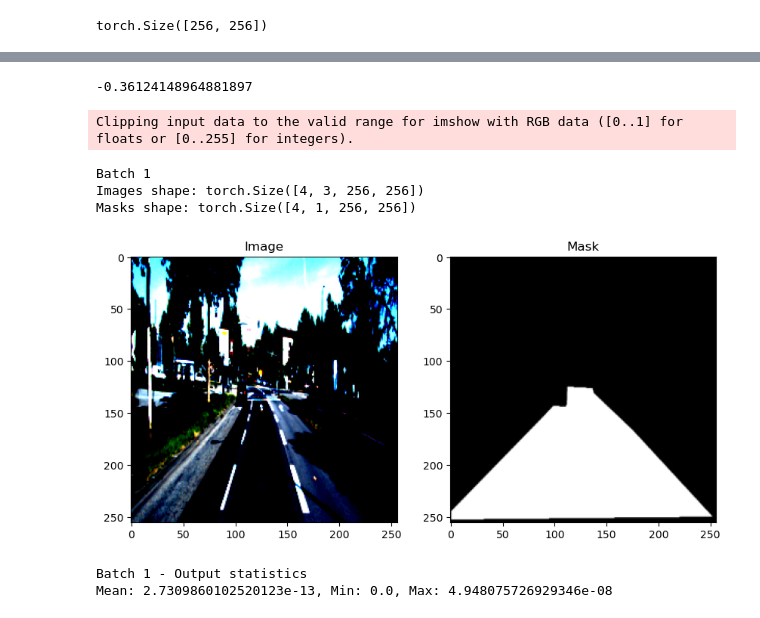
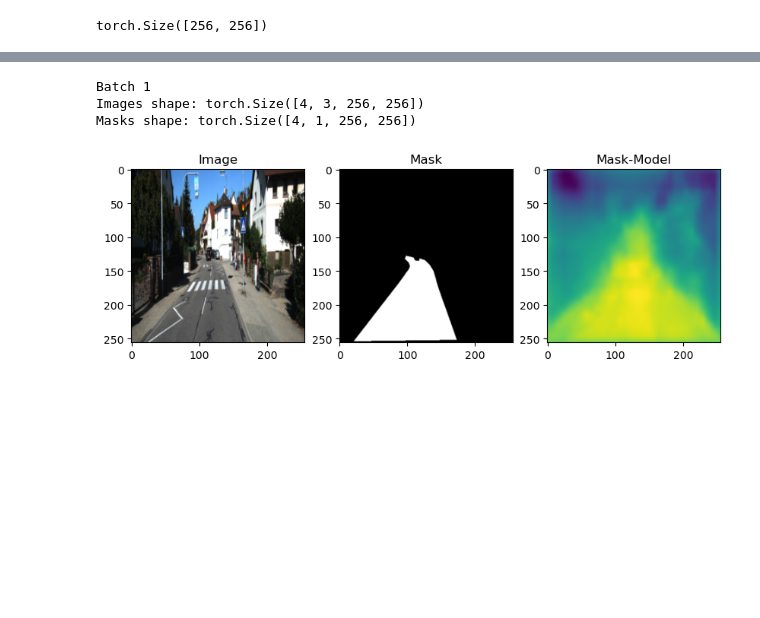
Before and after one commit to imalhotra15/Road-Segmentation, a Jupyter notebook: main.ipynb, the cells around one changed output, grey strips where cells are left out. Cells and saved outputs as stored; diff of their text form; code cells hidden in the pictures; blank space fills up the shorter version.

Commit message:
low val. bug, fix: remove sigmoid

```diff
--- a/main.ipynb
+++ b/main.ipynb
@@ -396,6 +374,11 @@ optimizer = optim.Adam(model.parameters(), lr=LEARNING_RATE)
 # Define the loss function (Binary Cross-Entropy)
 criterion = nn.BCEWithLogitsLoss()
 
+iou_iter_list = []
+loss_iter_list = []
+iou_epoch_list = []
+loss_epoch_list = []
+
 for epoch in range(EPOCHS):
     model.train()
     running_loss = 0.0
@@ -409,7 +392,7 @@ for epoch in range(EPOCHS):
 
         # Forward pass
         outputs = model(images)
-        outputs = torch.sigmoid(outputs)
+        # outputs = torch.sigmoid(outputs)
         loss = criterion(outputs, masks)
 
         # Backward pass
@@ -418,9 +401,13 @@ for epoch in range(EPOCHS):
         torch.nn.utils.clip_grad_norm_(model.parameters(), 1.0)
         optimizer.step()
 
+
      # Calculate running loss and IoU
         running_loss += loss.item()
         running_iou += calculate_iou(outputs, masks).item()
+
+        loss_iter_list.append(loss.item())
+        iou_iter_list.append(calculate_iou(outputs, masks).item())
 
         print(f"Batch {i+1}/{len(train_loader)} - Loss: {loss.item():.4f}, IoU: {calculate_iou(outputs, masks).item():.4f}" ,  flush=True)
 
@@ -428,6 +415,10 @@ for epoch in range(EPOCHS):
     # Calculate average loss and IoU for the epoch
     avg_train_loss = running_loss / len(train_loader)
     avg_train_iou = running_iou / len(train_loader)
+
+    loss_epoch_list.append(avg_train_loss)
+    iou_epoch_list.append(avg_train_iou)
+
     print(f"Epoch {epoch+1} - Average Train Loss: {avg_train_loss:.4f}, Average Train IoU: {avg_train_iou:.4f}\n", flush=True)
 # %% [output]
 Epoch 1/200
@@ -438,40 +441,35 @@ Batch 4/51 - Loss: 0.6931, IoU: 0.0000 -0.3688865900039673 0.1342935413122177
 KeyboardInterrupt:
-# %%
-images.mean().item()
-# %% [output]
--0.36124148964881897
 # %%
 for i, data in enumerate(train_loader):
     images, masks = data['image'], data['segmentation_mask']
+    image = images[0]
+    inv_normalize = transforms.Normalize(
+            mean=[-0.485 / 0.229, -0.456 / 0.224, -0.406 / 0.225],
+            std=[1/0.229, 1/0.224, 1/0.225]
+        )
+    image = inv_normalize(image)
+    image = image.permute(1, 2, 0).numpy()
+    image = (image * 255).astype(np.uint8)
+
+    outputs = model(images)
     print(f"Batch {i+1}")
     print(f"Images shape: {images.shape}")
     print(f"Masks shape: {masks.shape}")
     # Display the first image and mask in the batch
     plt.figure(figsize=(10,5))
-    plt.subplot(1, 2, 1)
-    plt.imshow(images[0].permute(1, 2, 0).cpu().numpy())
+    plt.subplot(1, 3, 1)
+    plt.imshow(image)
     plt.title('Image')
-    plt.subplot(1, 2, 2)
+    plt.subplot(1, 3, 2)
     plt.imshow(masks[0].cpu().numpy().squeeze(), cmap='gray')
     plt.title('Mask')
+    plt.subplot(1, 3, 3)
+    plt.imshow(outputs[0].permute(1, 2, 0).detach().numpy())
+    plt.title('Mask-Model')
     plt.show()
     break
 # %% [output]
-Clipping input data to the valid range for imshow with RGB data ([0..1] for floats or [0..255] for integers).
+Batch 1
+Images shape: torch.Size([4, 3, 256, 256])
+Masks shape: torch.Size([4, 1, 256, 256])
-Batch 1
-Images shape: torch.Size([4, 3, 256, 256])
-Masks shape: torch.Size([4, 1, 256, 256])
-[figure, old version]
+[figure, new version]
-# %%
-model.eval()  # Set the model to evaluation mode
-with torch.no_grad():
-    for i, data in enumerate(train_loader):
-        images, masks = data['image'].to(device), data['segmentation_mask'].to(device)
-        outputs = model(images)
-        outputs = torch.sigmoid(outputs)  # Apply sigmoid
-        print(f"Batch {i+1} - Output statistics")
-        print(f"Mean: {outputs.mean().item()}, Min: {outputs.min().item()}, Max: {outputs.max().item()}")
-        break  # Only check the first batch for now
-# %% [output]
-Batch 1 - Output statistics
-Mean: 2.7309860102520123e-13, Min: 0.0, Max: 4.948075726929346e-08
```
Also changed, not shown: parts of 12 cells of this notebook.
